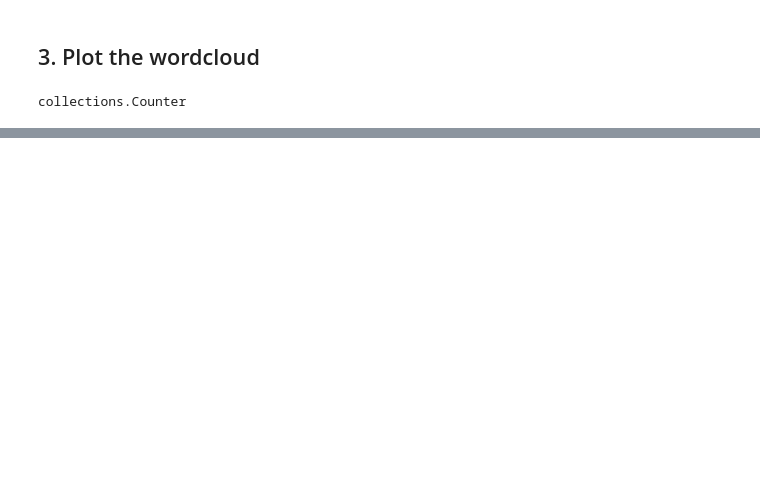
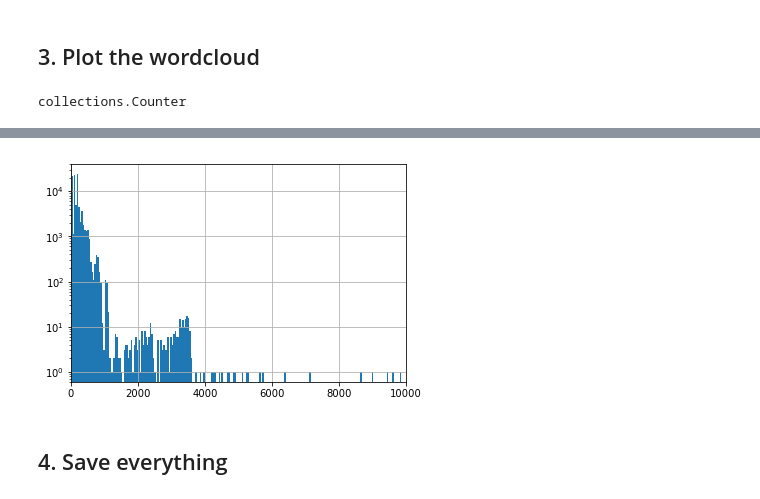
Before and after one commit to llayer/AIErrorLogAnalysis, a Jupyter notebook: spark/train_word2vec.ipynb, the cells around one changed output, grey strips where cells are left out. Cells and saved outputs as stored; diff of their text form; code cells hidden in the pictures; blank space fills up the shorter version.

```diff
--- a/spark/train_word2vec.ipynb
+++ b/spark/train_word2vec.ipynb
@@ -234,0 +341,8 @@ plt.show()
+# %%
+ax = df_msg['tokenized_text_filtered'].apply(lambda x: len(x)).hist(bins = 1000)
+plt.xlim([0,10000])
+ax.set_yscale('log')
+# %% [output]
+[figure, added]
+# %% [markdown]
+## 4. Save everything
```
Also changed, not shown: parts of 24 cells of this notebook, 1 other file.
